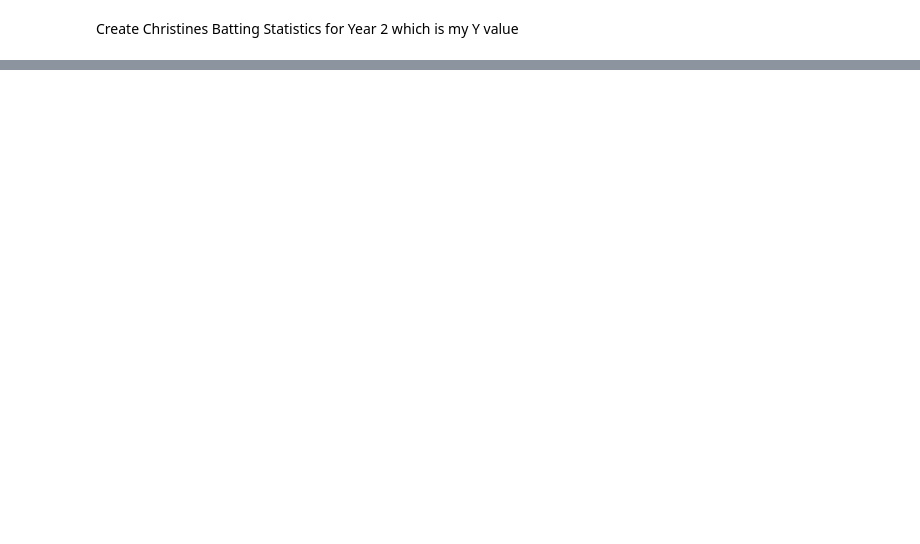
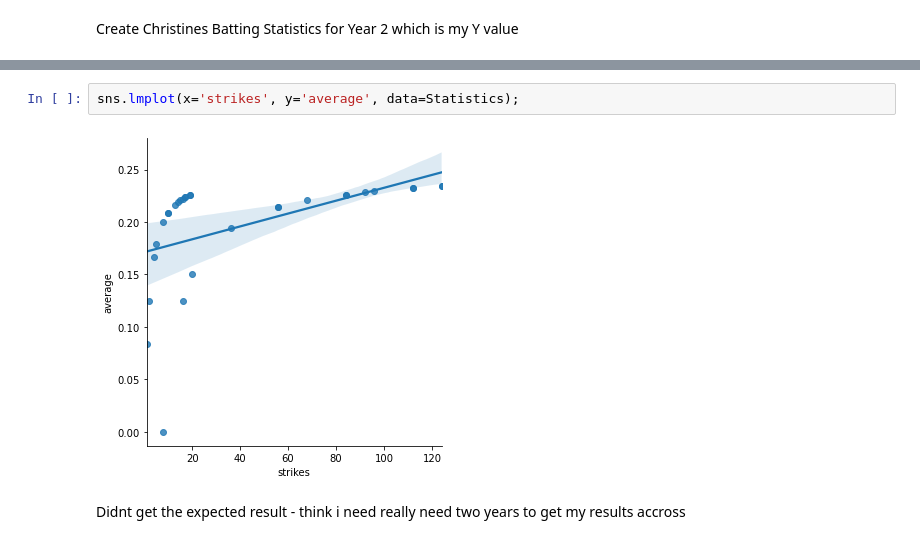
Before and after one commit to brendantipp/sem2_fun_data_analysis, a Jupyter notebook: tasks.ipynb, the cells around one changed output, grey strips where cells are left out. Saved outputs shown, nothing was run; the diff lists cells and outputs as text; blank space fills up the shorter version.

```diff
--- a/tasks.ipynb
+++ b/tasks.ipynb
@@ -236,0 +237,6 @@ christine
+# %%
+sns.lmplot(x='strikes', y='average', data=Statistics);
+# %% [output]
+[figure, added]
+# %% [markdown]
+Didnt get the expected result - think i need really need two years to get my results accross
```
Also changed, not shown: parts of 18 cells of this notebook.
